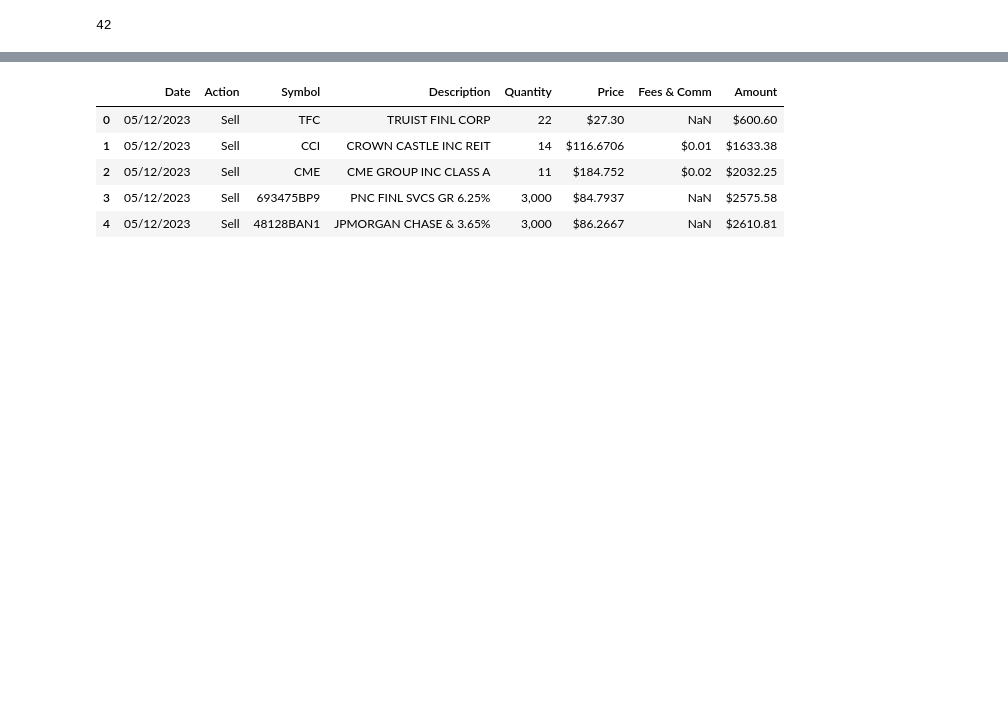
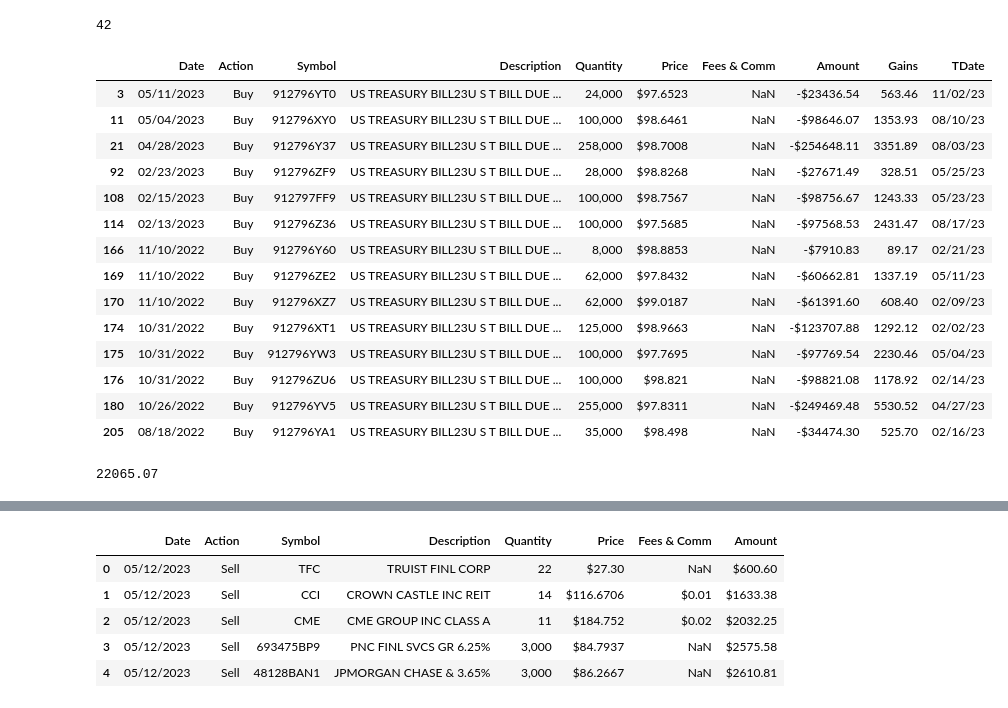
Before and after one commit to eross/bondcalc, a Jupyter notebook: bondcalc.ipynb, the cells around one changed output, grey strips where cells are left out. Saved outputs shown, nothing was run; the diff lists cells and outputs as text; code cells hidden in the pictures; blank space fills up the shorter version.

```diff
--- a/bondcalc.ipynb
+++ b/bondcalc.ipynb
@@ -8,0 +25,31 @@ df = pd.read_csv('ira.csv')
+# %%
+dfmain = pd.read_csv('main2.csv')
+# %%
+dfmain['Gains']=dfmain['Quantity'].replace('[\$,]', '', regex=True).astype(float)+(dfmain['Amount'].replace('[\$,]', '', regex=True).astype(float))
+# %%
+dfmain['TDate']=dfmain['Description'].str.extract(r'(US TREASURY BILL23U S T BILL DUE )(.*)')[1]
+# %%
+# main account gains
+dfbuymain=dfmain.query('Description.str.contains("US TREASURY") and Action=="Buy" and not TDate.isnull()')
+dfbuymain
+# %% [output]
+|  | Date | Action | Symbol | Description | Quantity | Price | Fees & Comm | Amount | Gains | TDate |
+| 3 | 05/11/2023 | Buy | 912796YT0 | US TREASURY BILL23U S T BILL DUE ... | 24,000 | $97.6523 | NaN | -$23436.54 | 563.46 | 11/02/23 |
+| 11 | 05/04/2023 | Buy | 912796XY0 | US TREASURY BILL23U S T BILL DUE ... | 100,000 | $98.6461 | NaN | -$98646.07 | 1353.93 | 08/10/23 |
+| 21 | 04/28/2023 | Buy | 912796Y37 | US TREASURY BILL23U S T BILL DUE ... | 258,000 | $98.7008 | NaN | -$254648.11 | 3351.89 | 08/03/23 |
+| 92 | 02/23/2023 | Buy | 912796ZF9 | US TREASURY BILL23U S T BILL DUE ... | 28,000 | $98.8268 | NaN | -$27671.49 | 328.51 | 05/25/23 |
+| 108 | 02/15/2023 | Buy | 912797FF9 | US TREASURY BILL23U S T BILL DUE ... | 100,000 | $98.7567 | NaN | -$98756.67 | 1243.33 | 05/23/23 |
+| 114 | 02/13/2023 | Buy | 912796Z36 | US TREASURY BILL23U S T BILL DUE ... | 100,000 | $97.5685 | NaN | -$97568.53 | 2431.47 | 08/17/23 |
+| 166 | 11/10/2022 | Buy | 912796Y60 | US TREASURY BILL23U S T BILL DUE ... | 8,000 | $98.8853 | NaN | -$7910.83 | 89.17 | 02/21/23 |
+| 169 | 11/10/2022 | Buy | 912796ZE2 | US TREASURY BILL23U S T BILL DUE ... | 62,000 | $97.8432 | NaN | -$60662.81 | 1337.19 | 05/11/23 |
+| 170 | 11/10/2022 | Buy | 912796XZ7 | US TREASURY BILL23U S T BILL DUE ... | 62,000 | $99.0187 | NaN | -$61391.60 | 608.40 | 02/09/23 |
+| 174 | 10/31/2022 | Buy | 912796XT1 | US TREASURY BILL23U S T BILL DUE ... | 125,000 | $98.9663 | NaN | -$123707.88 | 1292.12 | 02/02/23 |
+| 175 | 10/31/2022 | Buy | 912796YW3 | US TREASURY BILL23U S T BILL DUE ... | 100,000 | $97.7695 | NaN | -$97769.54 | 2230.46 | 05/04/23 |
+| 176 | 10/31/2022 | Buy | 912796ZU6 | US TREASURY BILL23U S T BILL DUE ... | 100,000 | $98.821 | NaN | -$98821.08 | 1178.92 | 02/14/23 |
+| 180 | 10/26/2022 | Buy | 912796YV5 | US TREASURY BILL23U S T BILL DUE ... | 255,000 | $97.8311 | NaN | -$249469.48 | 5530.52 | 04/27/23 |
+| 205 | 08/18/2022 | Buy | 912796YA1 | US TREASURY BILL23U S T BILL DUE ... | 35,000 | $98.498 | NaN | -$34474.30 | 525.70 | 02/16/23 |
+# %%
+# main total gains
+dfbuymain['Gains'].sum()
+# %% [output]
+22065.07
```
Also changed, not shown: parts of 14 cells of this notebook.
